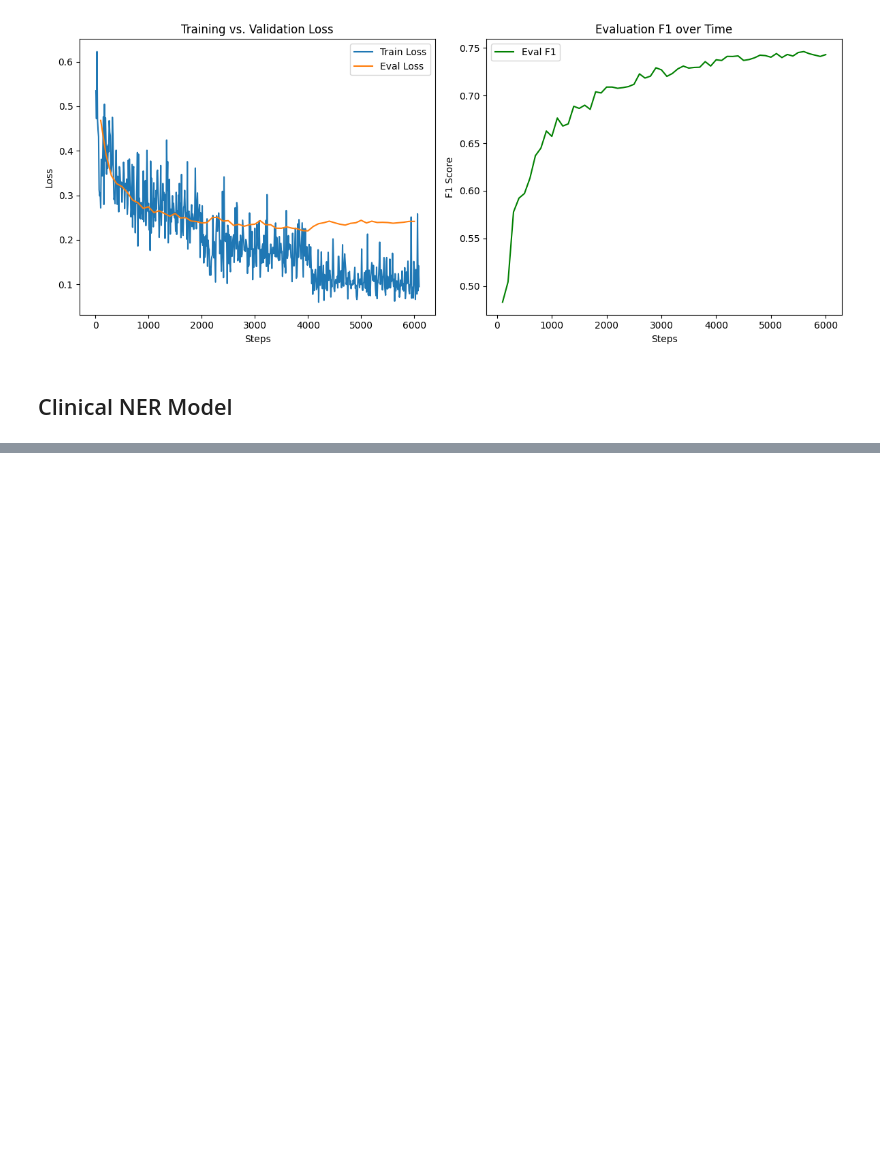
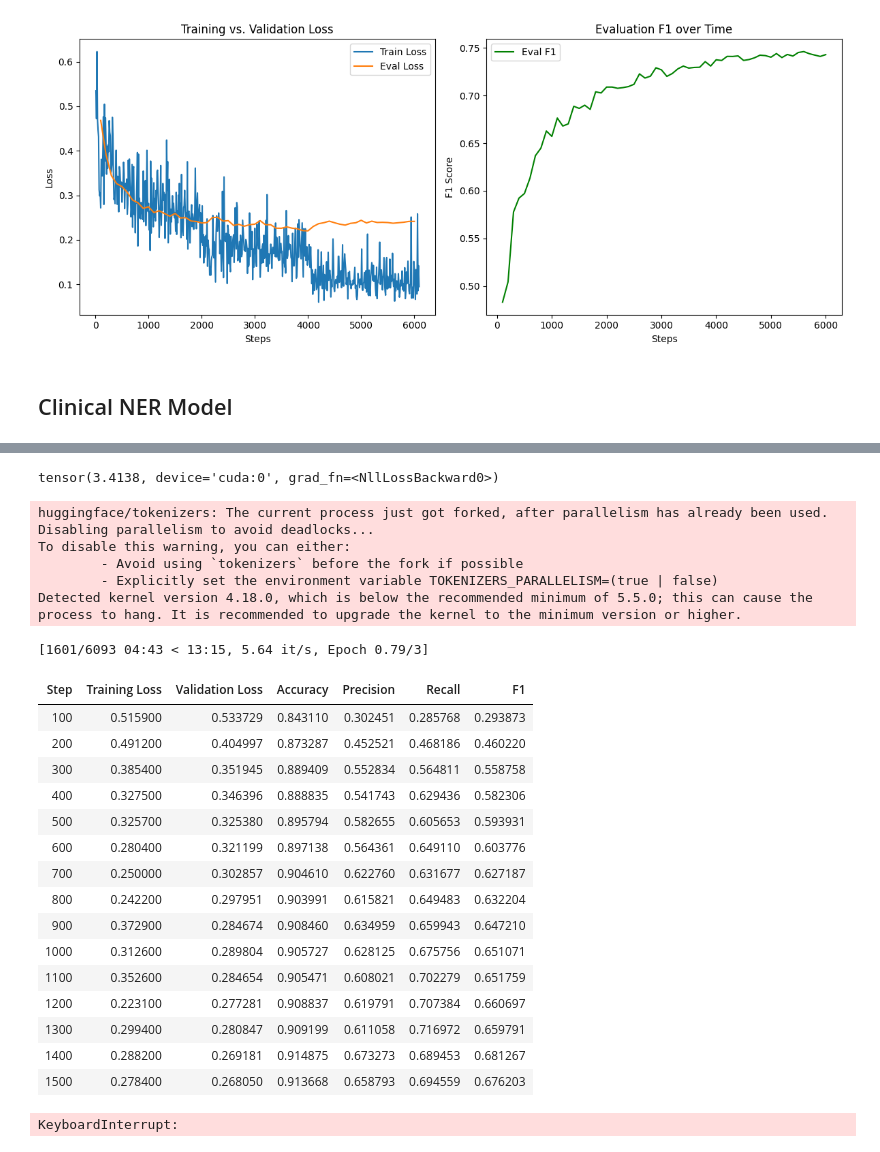
Before and after one commit to Cyngua/Ontology-based-IE-on-HP, a Jupyter notebook: models/Clinical_NER_train.ipynb, the cells around one changed output, grey strips where cells are left out. Drawn from its saved outputs; the diff is of its cells as text; code cells hidden in the pictures; blank space fills up the shorter version.

Commit message:
fix: train script

```diff
--- a/models/Clinical_NER_train.ipynb
+++ b/models/Clinical_NER_train.ipynb
@@ -422,0 +437,3 @@ plt.show()
+# %%
+# Step III: transformer dataset setup
+tokenizer = AutoTokenizer.from_pretrained("microsoft/deberta-v3-base") # TODO: add tokenizer
@@ -422,0 +478,5 @@ plt.show()
+# %%
+# Step IV: Load Model
+model_name = "microsoft/deberta-v3-base"
+model = AutoModelForTokenClassification.from_pretrained(model_name, num_labels=len(labels_to_ids)) # TODO: load model
+model.to(device)
@@ -422,0 +503,14 @@ plt.show()
+# %%
+# sanity Check
+inputs = training_set[2]
+input_ids = inputs["input_ids"].unsqueeze(0)
+attention_mask = inputs["attention_mask"].unsqueeze(0)
+labels = inputs["labels"].unsqueeze(0)
+input_ids = input_ids.to(device)
+attention_mask = attention_mask.to(device)
+labels = labels.to(device)
+outputs = model(input_ids, attention_mask=attention_mask, labels=labels)
+initial_loss = outputs[0]
+print(initial_loss)
+# %% [output]
+tensor(3.4138, device='cuda:0', grad_fn=<NllLossBackward0>)
@@ -422,0 +545,53 @@ plt.show()
+# %%
+training_args = TrainingArguments(
+    output_dir='./results',
+    num_train_epochs=3,
+    learning_rate=2e-5, # smaller learning rate
+    seed=42, # for deterministic results
+    per_device_train_batch_size=8,
+    per_device_eval_batch_size=8,
+    warmup_steps=100,
+    weight_decay=0.01,
+    logging_dir='./logs',
+    logging_steps=10,
+    eval_strategy="steps",
+    eval_steps=100,
+    save_strategy="steps",
+    save_steps=500,
+    fp16=True, # mixed precision training
+    report_to="none",
+)
+
+trainer = Trainer(
+    model=model,
+    args=training_args,
+    train_dataset=training_set,
+    eval_dataset=testing_set,
+    compute_metrics=compute_metrics,
+)
+
+trainer.train()
+# %% [output]
+huggingface/tokenizers: The current process just got forked, after parallelism has already been used. Disabling parallelism to avoid deadlocks...
+To disable this warning, you can either:
+        - Avoid using `tokenizers` before the fork if possible
+        - Explicitly set the environment variable TOKENIZERS_PARALLELISM=(true | false)
+Detected kernel version 4.18.0, which is below the recommended minimum of 5.5.0; this can cause the process to hang. It is recommended to upgrade the kernel to the minimum version or higher.
+[1601/6093 04:43 < 13:15, 5.64 it/s, Epoch 0.79/3]
+| Step | Training Loss | Validation Loss | Accuracy | Precision | Recall | F1 |
+| 100 | 0.515900 | 0.533729 | 0.843110 | 0.302451 | 0.285768 | 0.293873 |
+| 200 | 0.491200 | 0.404997 | 0.873287 | 0.452521 | 0.468186 | 0.460220 |
+| 300 | 0.385400 | 0.351945 | 0.889409 | 0.552834 | 0.564811 | 0.558758 |
+| 400 | 0.327500 | 0.346396 | 0.888835 | 0.541743 | 0.629436 | 0.582306 |
+| 500 | 0.325700 | 0.325380 | 0.895794 | 0.582655 | 0.605653 | 0.593931 |
+| 600 | 0.280400 | 0.321199 | 0.897138 | 0.564361 | 0.649110 | 0.603776 |
+| 700 | 0.250000 | 0.302857 | 0.904610 | 0.622760 | 0.631677 | 0.627187 |
+| 800 | 0.242200 | 0.297951 | 0.903991 | 0.615821 | 0.649483 | 0.632204 |
+| 900 | 0.372900 | 0.284674 | 0.908460 | 0.634959 | 0.659943 | 0.647210 |
+| 1000 | 0.312600 | 0.289804 | 0.905727 | 0.628125 | 0.675756 | 0.651071 |
+| 1100 | 0.352600 | 0.284654 | 0.905471 | 0.608021 | 0.702279 | 0.651759 |
+| 1200 | 0.223100 | 0.277281 | 0.908837 | 0.619791 | 0.707384 | 0.660697 |
+| 1300 | 0.299400 | 0.280847 | 0.909199 | 0.611058 | 0.716972 | 0.659791 |
+| 1400 | 0.288200 | 0.269181 | 0.914875 | 0.673273 | 0.689453 | 0.681267 |
+| 1500 | 0.278400 | 0.268050 | 0.913668 | 0.658793 | 0.694559 | 0.676203 |
+KeyboardInterrupt:
```
Also changed, not shown: parts of 11 cells of this notebook, 1 other file.
